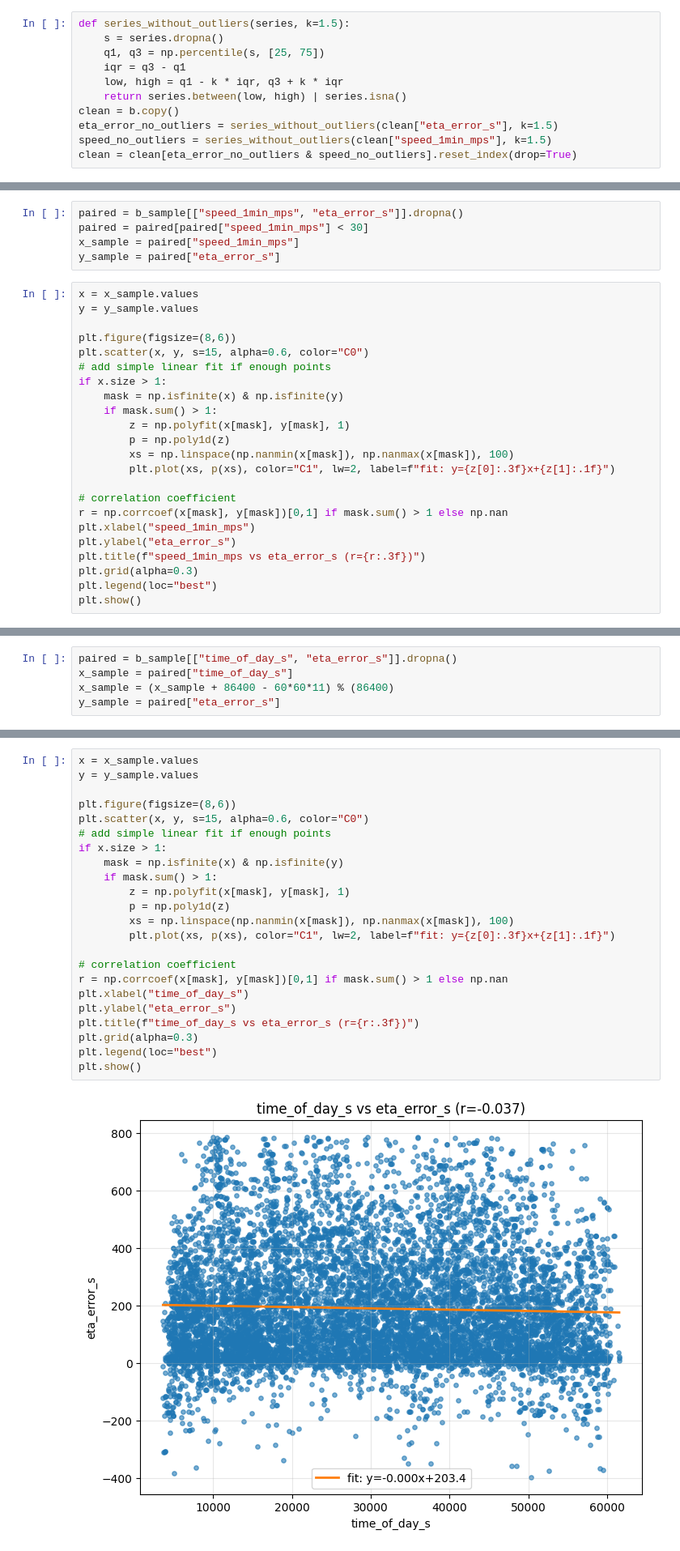
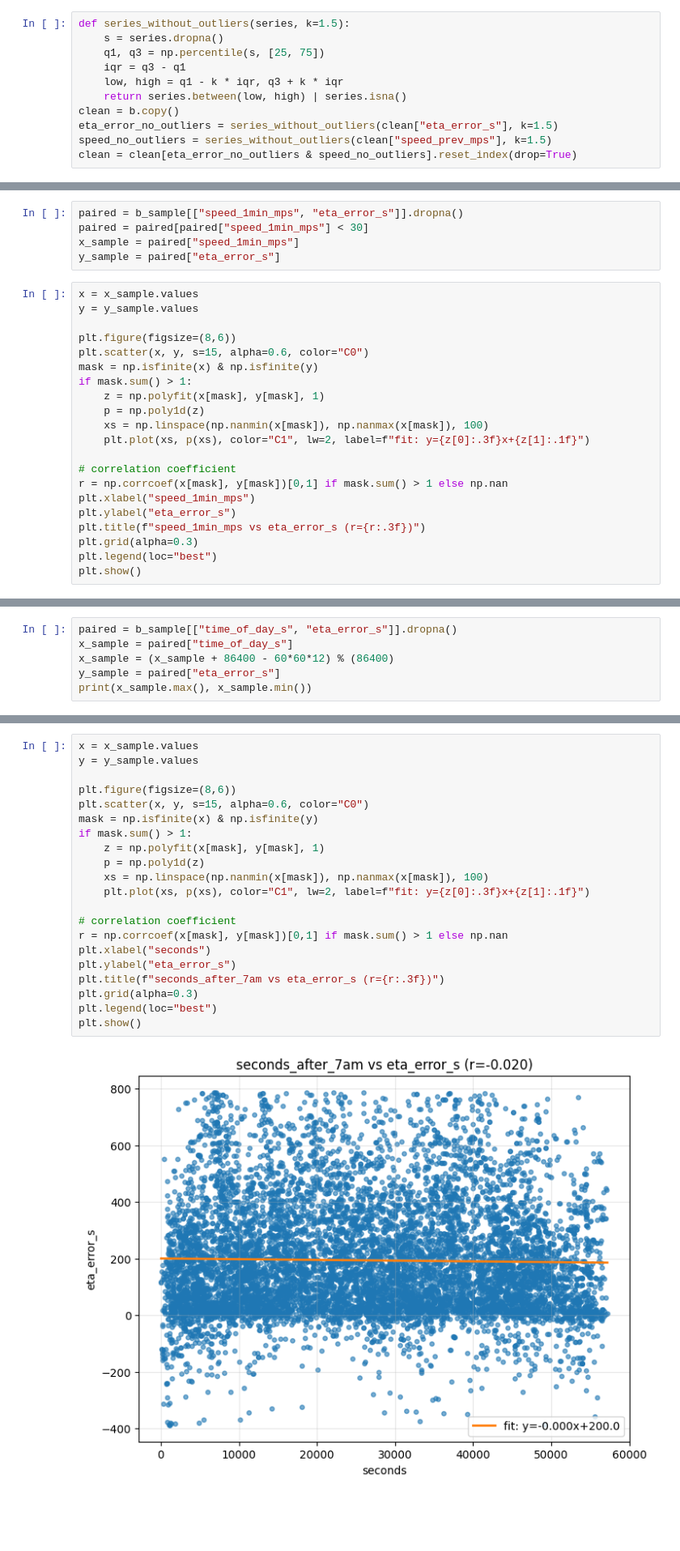
Before and after one commit to AlphaZero4000/Rutgers-Bus, a Jupyter notebook: correlation_analysis.ipynb, the cells around one changed output, grey strips where cells are left out. Shown at 81% size. Drawn from its saved outputs; the diff is of its cells as text; blank space fills up the shorter version.

```diff
--- a/correlation_analysis.ipynb
+++ b/correlation_analysis.ipynb
@@ -34,7 +34,7 @@ def series_without_outliers(series, k=1.5):
     return series.between(low, high) | series.isna()
 clean = b.copy()
 eta_error_no_outliers = series_without_outliers(clean["eta_error_s"], k=1.5)
-speed_no_outliers = series_without_outliers(clean["speed_1min_mps"], k=1.5)
+speed_no_outliers = series_without_outliers(clean["speed_prev_mps"], k=1.5)
 clean = clean[eta_error_no_outliers & speed_no_outliers].reset_index(drop=True)
 # %%
 import matplotlib.pyplot as plt
@@ -159,14 +151,12 @@ y = y_sample.values
 
 plt.figure(figsize=(8,6))
 plt.scatter(x, y, s=15, alpha=0.6, color="C0")
-# add simple linear fit if enough points
-if x.size > 1:
-    mask = np.isfinite(x) & np.isfinite(y)
-    if mask.sum() > 1:
-        z = np.polyfit(x[mask], y[mask], 1)
-        p = np.poly1d(z)
-        xs = np.linspace(np.nanmin(x[mask]), np.nanmax(x[mask]), 100)
-        plt.plot(xs, p(xs), color="C1", lw=2, label=f"fit: y={z[0]:.3f}x+{z[1]:.1f}")
+mask = np.isfinite(x) & np.isfinite(y)
+if mask.sum() > 1:
+    z = np.polyfit(x[mask], y[mask], 1)
+    p = np.poly1d(z)
+    xs = np.linspace(np.nanmin(x[mask]), np.nanmax(x[mask]), 100)
+    plt.plot(xs, p(xs), color="C1", lw=2, label=f"fit: y={z[0]:.3f}x+{z[1]:.1f}")
 
 # correlation coefficient
 r = np.corrcoef(x[mask], y[mask])[0,1] if mask.sum() > 1 else np.nan
@@ -181,5 +171,6 @@ plt.show()
 # %%
 paired = b_sample[["time_of_day_s", "eta_error_s"]].dropna()
 x_sample = paired["time_of_day_s"]
-x_sample = (x_sample + 86400 - 60*60*11) % (86400)
+x_sample = (x_sample + 86400 - 60*60*12) % (86400)
 y_sample = paired["eta_error_s"]
+print(x_sample.max(), x_sample.min())
@@ -186,25 +179,23 @@ y_sample = paired["eta_error_s"]
 # %%
 x = x_sample.values
 y = y_sample.values
 
 plt.figure(figsize=(8,6))
 plt.scatter(x, y, s=15, alpha=0.6, color="C0")
-# add simple linear fit if enough points
-if x.size > 1:
-    mask = np.isfinite(x) & np.isfinite(y)
-    if mask.sum() > 1:
-        z = np.polyfit(x[mask], y[mask], 1)
-        p = np.poly1d(z)
-        xs = np.linspace(np.nanmin(x[mask]), np.nanmax(x[mask]), 100)
-        plt.plot(xs, p(xs), color="C1", lw=2, label=f"fit: y={z[0]:.3f}x+{z[1]:.1f}")
+mask = np.isfinite(x) & np.isfinite(y)
+if mask.sum() > 1:
+    z = np.polyfit(x[mask], y[mask], 1)
+    p = np.poly1d(z)
+    xs = np.linspace(np.nanmin(x[mask]), np.nanmax(x[mask]), 100)
+    plt.plot(xs, p(xs), color="C1", lw=2, label=f"fit: y={z[0]:.3f}x+{z[1]:.1f}")
 
 # correlation coefficient
 r = np.corrcoef(x[mask], y[mask])[0,1] if mask.sum() > 1 else np.nan
-plt.xlabel("time_of_day_s")
+plt.xlabel("seconds")
 plt.ylabel("eta_error_s")
-plt.title(f"time_of_day_s vs eta_error_s (r={r:.3f})")
+plt.title(f"seconds_after_7am vs eta_error_s (r={r:.3f})")
 plt.grid(alpha=0.3)
 plt.legend(loc="best")
 plt.show()
 # %% [output]
-[figure, old version]
+[figure, new version]
```
Also changed, not shown: parts of 8 cells of this notebook, 1 other file.
